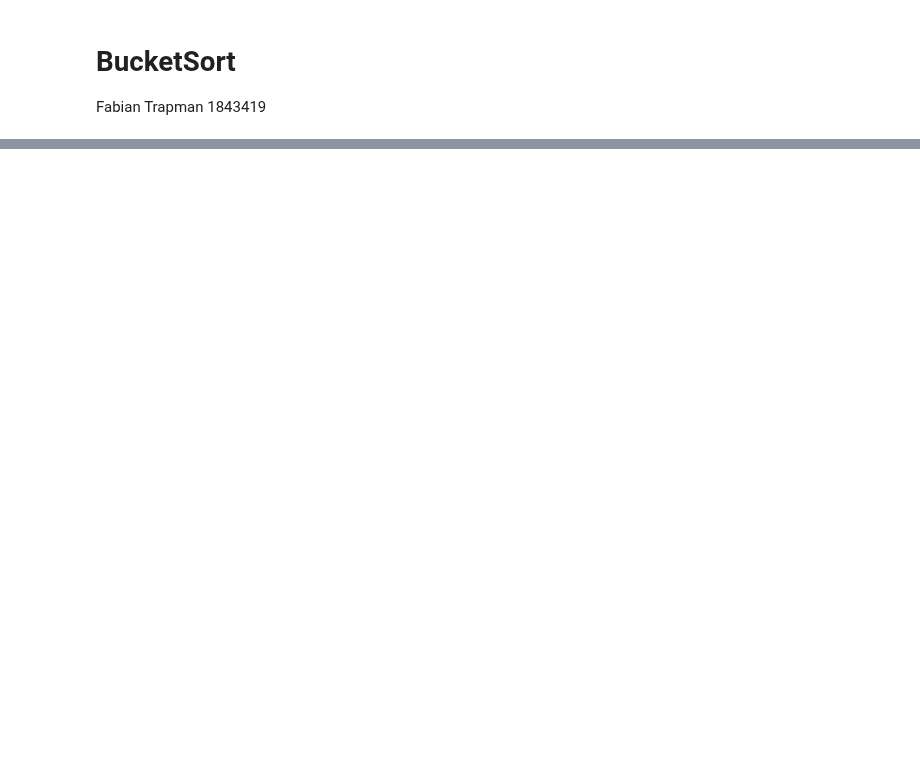
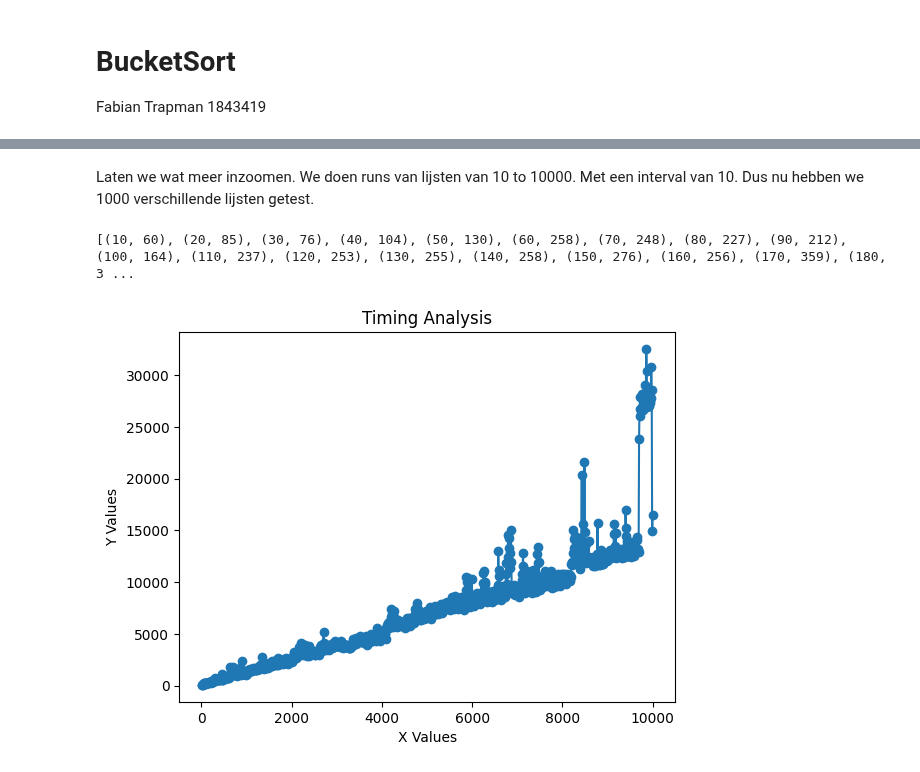
Before and after one commit to FabianTrapman/BucketSortV2, a Jupyter notebook: src/visualisatie.ipynb, the cells around one changed output, grey strips where cells are left out. Cells and saved outputs as stored; diff of their text form; code cells hidden in the pictures; blank space fills up the shorter version.

```diff
--- a/src/visualisatie.ipynb
+++ b/src/visualisatie.ipynb
@@ -21,0 +70,9 @@ Na BucketSort:
+# %% [markdown]
+Laten we wat meer inzoomen. We doen runs van lijsten van 10 to 10000.
+Met een interval van 10.
+Dus nu hebben we 1000 verschillende lijsten getest.
+# %%
+analyze_timing()
+# %% [output]
+[(10, 60), (20, 85), (30, 76), (40, 104), (50, 130), (60, 258), (70, 248), (80, 227), (90, 212), (100, 164), (110, 237), (120, 253), (130, 255), (140, 258), (150, 276), (160, 256), (170, 359), (180, 3 ...
+[figure, added]
```
Also changed, not shown: parts of 8 cells of this notebook, 3 other files.
